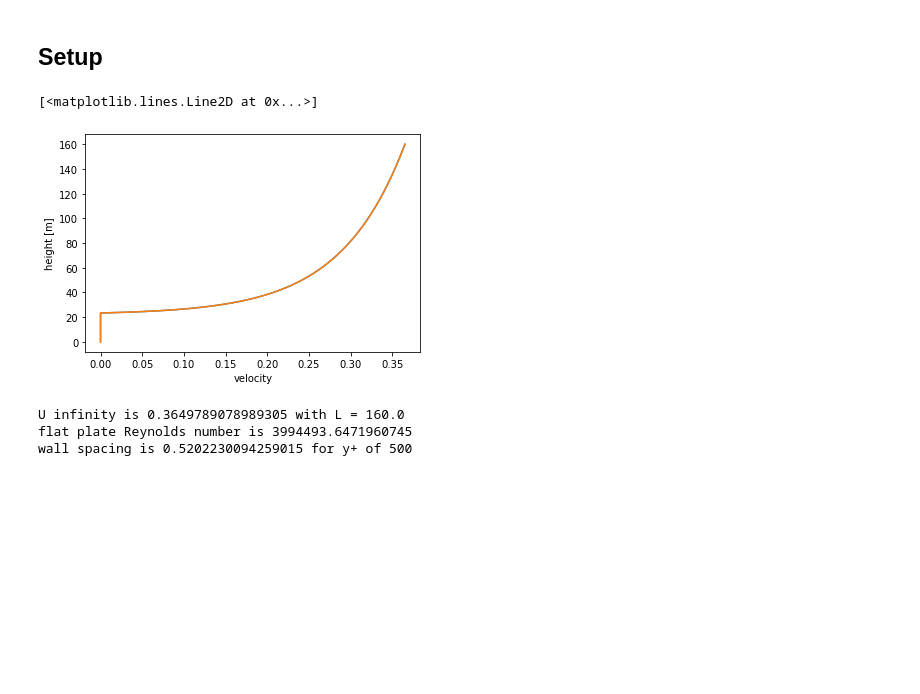
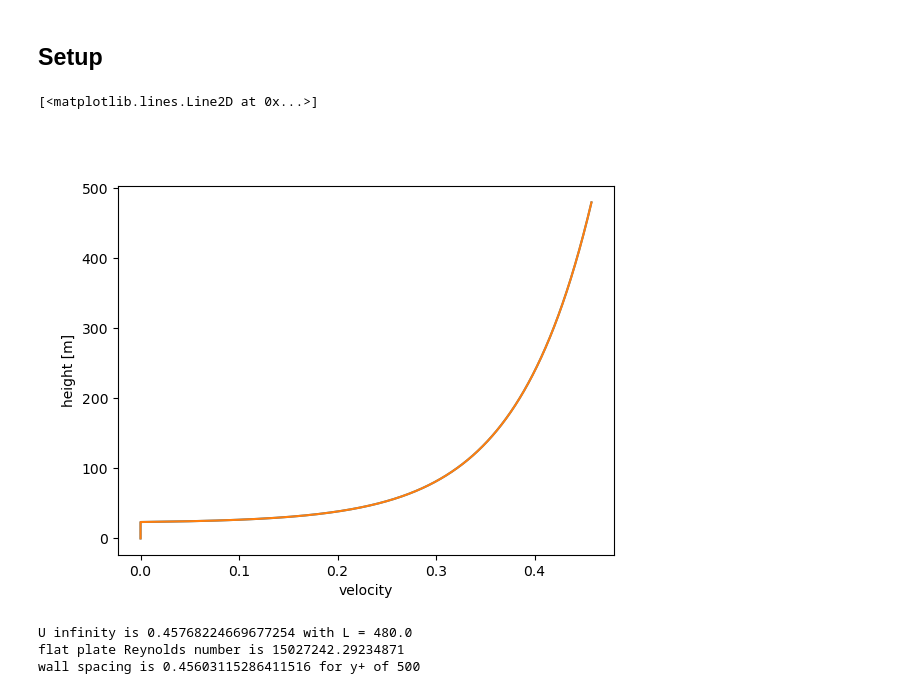
Before and after one commit to nbachand/city_block_cfd, a Jupyter notebook: sfam_post-processing.ipynb, the cells around one changed output. Cells and saved outputs as stored; diff of their text form; code cells hidden in the pictures; blank space fills up the shorter version.

```diff
--- a/sfam_post-processing.ipynb
+++ b/sfam_post-processing.ipynb
@@ -21,33 +21,33 @@ scratch_dir = home_dir
 rho = 1.225
 mu = 1.7894e-5
 Re_tau = 43300
 Lz =  480
 hm = 20
 fric_vel = Re_tau*mu/(hm*rho)
 
 z_0 = 0.061*hm #used for convention, but really y_0
 disp = 1.11*hm
 shear_vel = fric_vel*np.sqrt(1-disp/Lz)
 vK_const = 0.4
 
 LES_params = {
     'uStar': shear_vel,
     'z0': z_0,
     'disp': disp,
     'vK_const': vK_const,
     'Dt': .01,
-    'z_values' : np.linspace(0,160,1600)
+    'z_values' : np.linspace(0,Lz,Lz*10)
 }
 physics_setup = physics.LES_Physics(LES_params)
 physics_setup.plot_log_wind()
 
-
+# checking against charles code
 # approximate log law mean profile
 y_scaled = (LES_params['z_values']-disp)/z_0
 y_scaled = np.maximum(1.0, y_scaled)
 ux = (shear_vel/vK_const)*np.log(y_scaled)
 
 plt.plot(ux, LES_params['z_values'])
 # %% [output]
 [<matplotlib.lines.Line2D at 0x...>]
-[figure, old version]
+[figure, new version]
@@ -58,9 +61,9 @@ physics_setup.calc_flatplate_quantities(
     yPlus = 500
     )
 # %% [output]
-U infinity is 0.3649789078989305 with L = 160.0
-flat plate Reynolds number is 3994493.6471960745
-wall spacing is 0.5202230094259015 for y+ of 500
+U infinity is 0.45768224669677254 with L = 480.0
+flat plate Reynolds number is 15027242.29234871
+wall spacing is 0.45603115286411516 for y+ of 500
 # %%
 probes = probePost.Probes(f'{scratch_dir}/CHARLES/{category}/R{run}/probes/probesOut')
 probes.get_locations(f'{scratch_dir}/CHARLES/{category}/R{run}/probes/locations')
```
Also changed, not shown: parts of 5 cells of this notebook, 4 other files.
